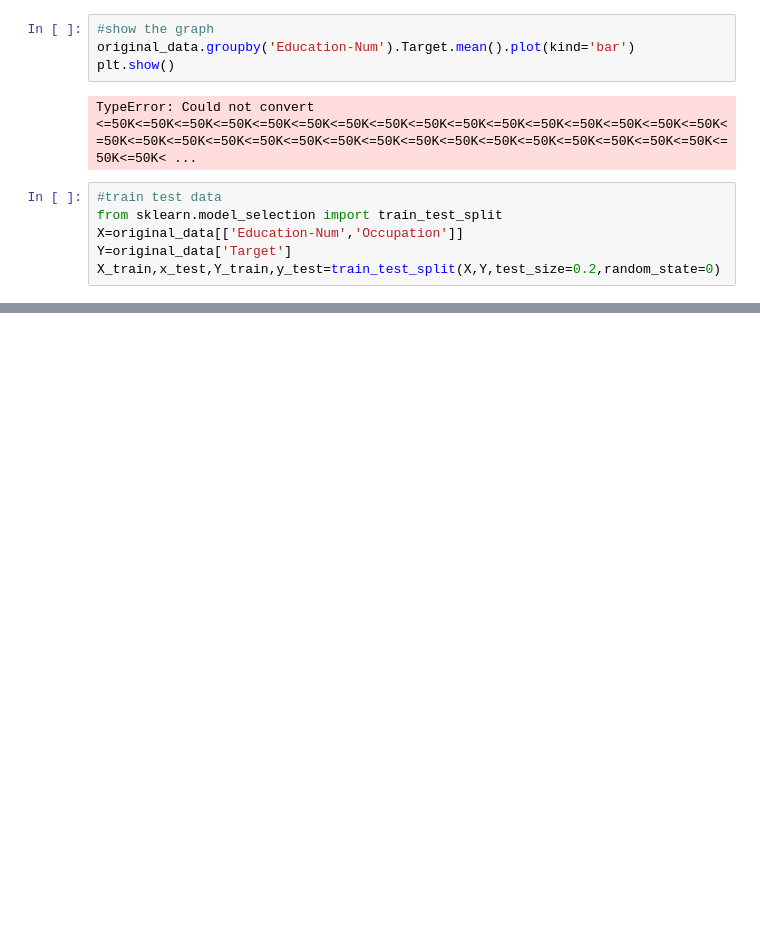
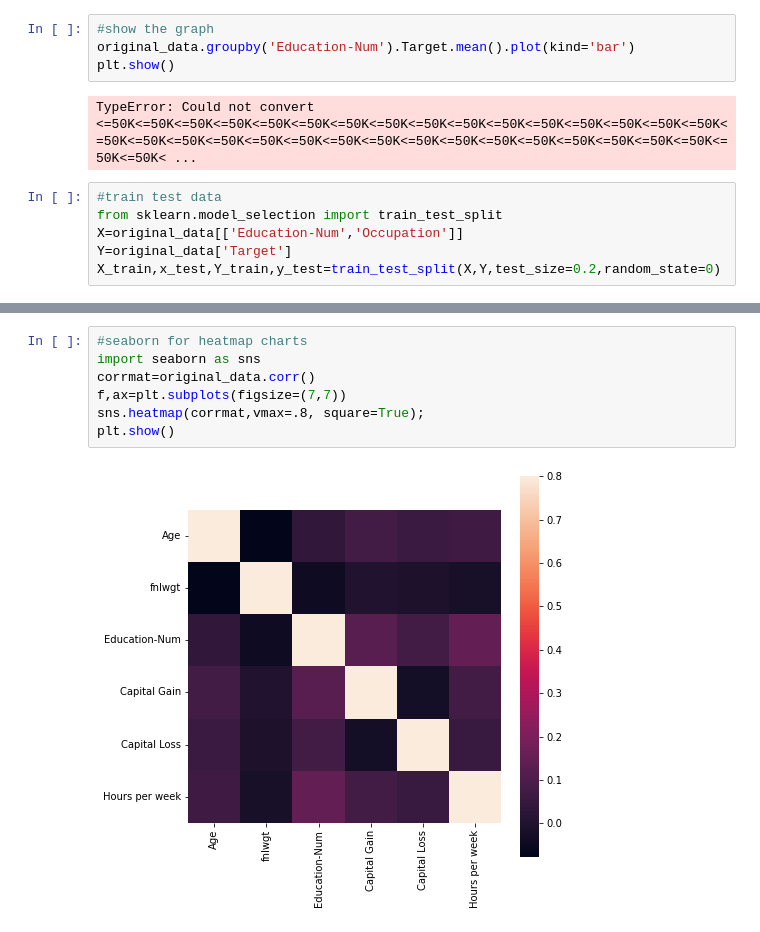
Before and after one commit to Eben-Success/Zummit_Africa_Internship, a Jupyter notebook: Support Vector Machine SVM/Applicants-svm.ipynb, the cells around one changed output, grey strips where cells are left out. Drawn from its saved outputs; the diff is of its cells as text; blank space fills up the shorter version.

Commit message:
seaborn plot

```diff
--- a/Support Vector Machine SVM/Applicants-svm.ipynb
+++ b/Support Vector Machine SVM/Applicants-svm.ipynb
@@ -75,0 +78,9 @@ print(score)
+# %%
+#seaborn for heatmap charts
+import seaborn as sns
+corrmat=original_data.corr()
+f,ax=plt.subplots(figsize=(7,7))
+sns.heatmap(corrmat,vmax=.8, square=True);
+plt.show()
+# %% [output]
+[figure, added]
```
Also changed, not shown: parts of 1 cell of this notebook.
